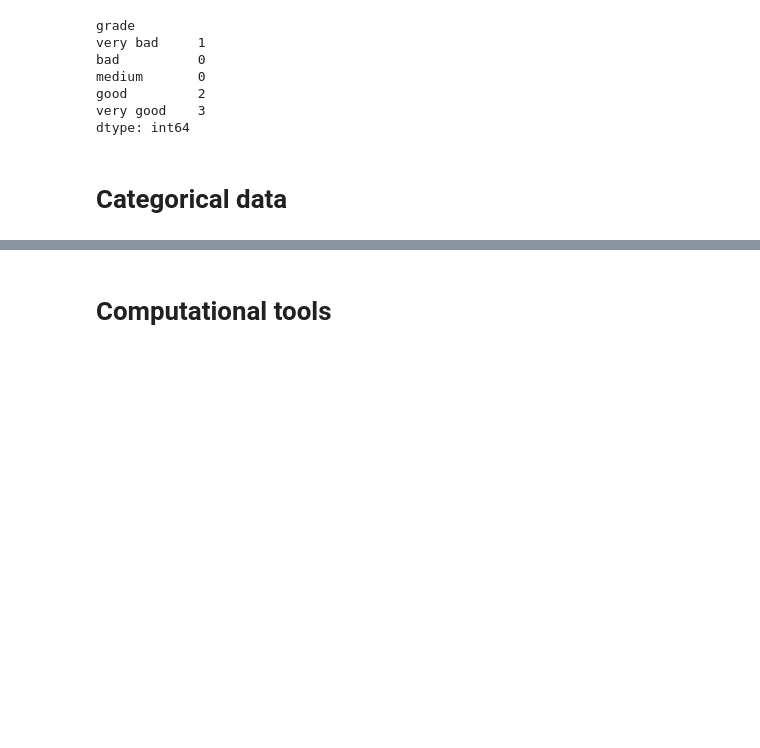
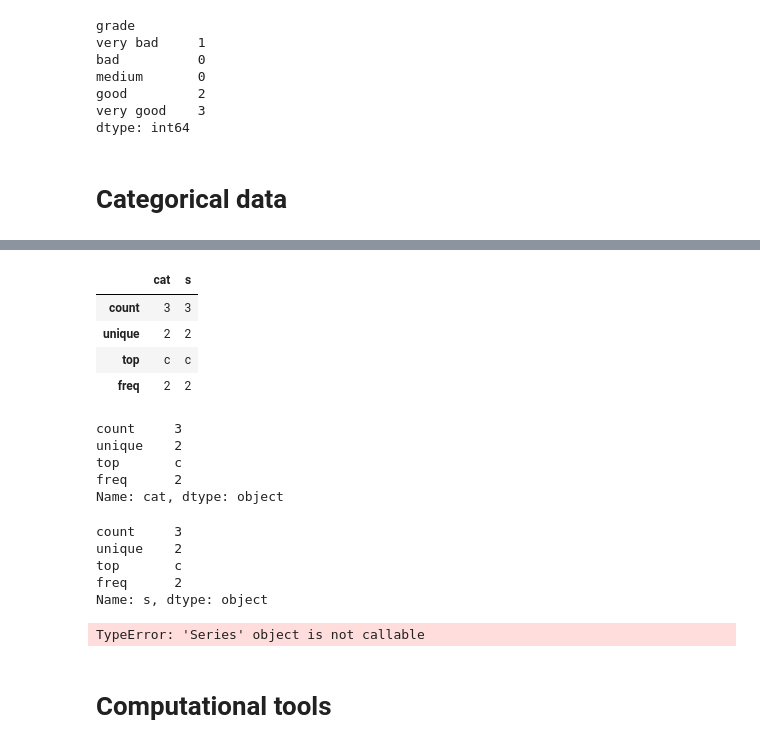
Before and after one commit to mengfanchun2017/BooksStudy, a Jupyter notebook: [python_pandas]/guides_10.ipynb, the cells around one changed output, grey strips where cells are left out. Saved outputs shown, nothing was run; the diff lists cells and outputs as text; code cells hidden in the pictures; blank space fills up the shorter version.

```diff
--- a/[python_pandas]/guides_10.ipynb
+++ b/[python_pandas]/guides_10.ipynb
@@ -262,3 +315,27 @@ Index(['very bad', 'bad', 'medium', 'good', 'very good'], dtype='object')
+# %%
+# Using describe() on categorical data will produce similar output to a Series or DataFrame of type string.
+cat = pd.Categorical(["a", "c", "c", np.nan], categories=["b", "a", "c"])
+df = pd.DataFrame({"cat": cat, "s": ["a", "c", "c", np.nan]})
+display(df.describe())
+display(df.cat.describe())
+display(df.s.describe())
+# %% [output]
+|  | cat | s |
+| count | 3 | 3 |
+| unique | 2 | 2 |
+| top | c | c |
+| freq | 2 | 2 |
+count     3
+unique    2
+top       c
+freq      2
+Name: cat, dtype: object
+count     3
+unique    2
+top       c
+freq      2
+Name: s, dtype: object
+TypeError: 'Series' object is not callable
 # %% [markdown]
 # Computational tools
 # %% [markdown]
```
Also changed, not shown: parts of 4 cells of this notebook.
